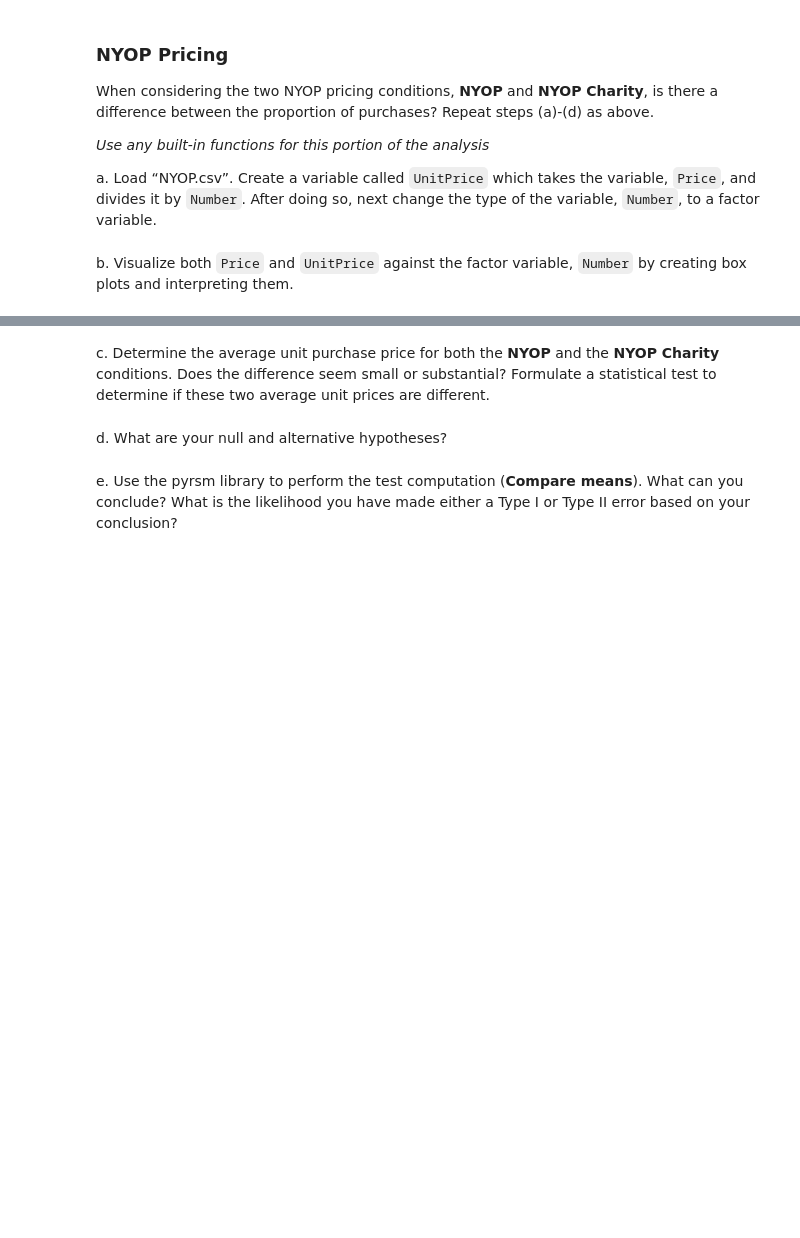
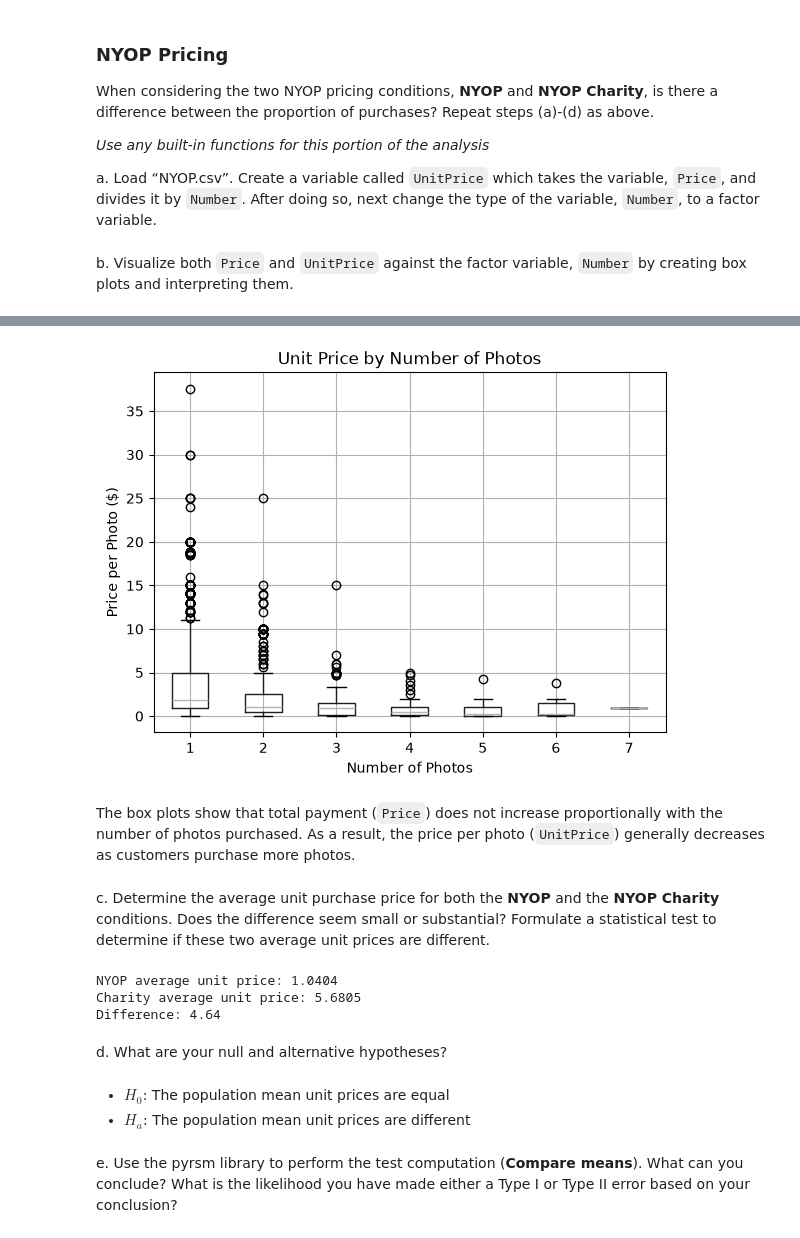
Before and after one commit to rsm-haz161/MGTA453-CaseStudy, a Jupyter notebook: Shared_Social_Responsibility.ipynb, the cells around one changed output, grey strips where cells are left out. Drawn from its saved outputs; the diff is of its cells as text; code cells hidden in the pictures; blank space fills up the shorter version.

```diff
--- a/Shared_Social_Responsibility.ipynb
+++ b/Shared_Social_Responsibility.ipynb
@@ -161,6 +179,37 @@ b. Visualize both `Price` and `UnitPrice` against the factor variable, `Number`
+# %%
+# Author: Haolin Zhang
+nyop.boxplot(column="UnitPrice", by="Number")
+
+plt.title("Unit Price by Number of Photos")
+plt.suptitle("")
+plt.xlabel("Number of Photos")
+plt.ylabel("Price per Photo ($)")
+plt.show()
+# %% [output]
+[figure, added]
+# %% [markdown]
+The box plots show that total payment (`Price`) does not increase proportionally with the number of photos purchased. As a result, the price per photo (`UnitPrice`) generally decreases as customers purchase more photos.
 # %% [markdown]
 c. Determine the average unit purchase price for both the **NYOP** and the **NYOP Charity** conditions. Does the difference seem small or substantial? Formulate a statistical test to determine if these two average unit prices are different.
+# %%
+# Author: Haolin Zhang
+nyop_group = nyop[nyop["Condition"] == "NYOP"]
+charity_group = nyop[nyop["Condition"] == "NYOP Charity"]
+
+mean1 = nyop_group["UnitPrice"].mean()
+mean2 = charity_group["UnitPrice"].mean()
+
+print("NYOP average unit price:", round(mean1, 4))
+print("Charity average unit price:", round(mean2, 4))
+print("Difference:", round(mean2 - mean1, 4))
+# %% [output]
+NYOP average unit price: 1.0404
+Charity average unit price: 5.6805
+Difference: 4.64
 # %% [markdown]
 d. What are your null and alternative hypotheses?
+# %% [markdown]
+- $H_0$: The population mean unit prices are equal
+- $H_a$: The population mean unit prices are different
 # %% [markdown]
 e. Use the pyrsm library to perform the test computation (**Compare means**). What can you conclude? What is the likelihood you have made either a Type I or Type II error based on your conclusion?
```
Also changed, not shown: parts of 10 cells of this notebook.
